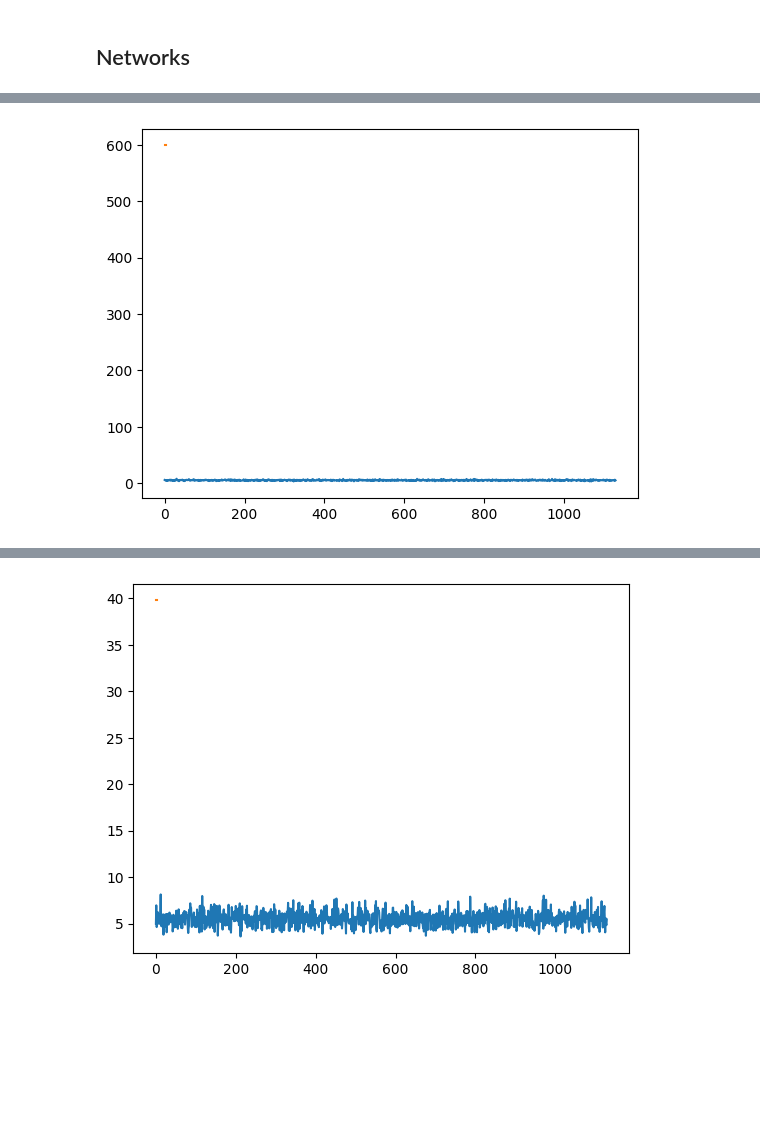
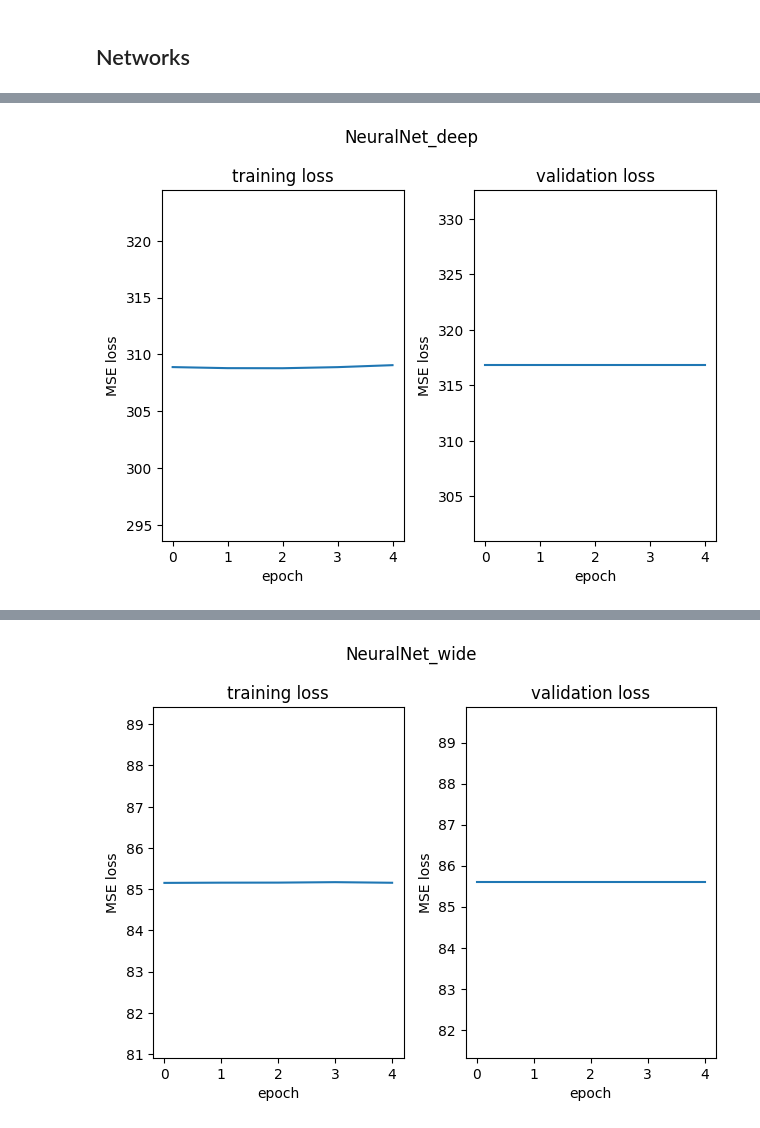
Before and after one commit to LHoeber/Deep_Learning, a Jupyter notebook: main.ipynb, the cells around one changed output, grey strips where cells are left out. Cells and saved outputs as stored; diff of their text form; code cells hidden in the pictures; blank space fills up the shorter version.

Commit message:
tried to visualize losses over training epochs for validation and training set.

```diff
--- a/main.ipynb
+++ b/main.ipynb
@@ -146,10 +170,11 @@ from models import NeuralNet_deep, NeuralNet_wide, NeuralNet_default, NeuralNet_
 
 def train_model(model, train_loader, val_loader, device, optimizer=None, num_epochs=5):
     loss_fn = nn.MSELoss()
-    train_losses = []
-    val_losses = []
-    val_accuracies = []
+    #saves losses on every batch
+    train_losses_all = []
+    val_losses_all = []
     for epoch in range(num_epochs):
+        train_losses_epoch = []
         print('-'*20, f'Epoch {epoch}', '-'*20)
         # Train one epoch
         model.train()
@@ -164,9 +189,11 @@ def train_model(model, train_loader, val_loader, device, optimizer=None, num_epo
             if optimizer is not None:
                 optimizer.step()
 
-            train_losses.append(loss.item())
+            train_losses_epoch.append(loss.item())
 
-        print(f'Train Epoch {epoch} | Average Training Loss {np.mean(train_losses[-len(train_loader):])}')
+        train_loss_epoch_mean =np.mean(train_losses_epoch)
+        train_losses_all.append(train_loss_epoch_mean)
+        print(f'Average Training Loss for epoch(over all batches) {np.mean(train_losses_epoch)}')
 
         # Evaluate on validation set
         model.eval()
@@ -181,12 +208,12 @@ def train_model(model, train_loader, val_loader, device, optimizer=None, num_epo
 
         val_loss /= len(val_loader.dataset)
         # avg_correct = correct / len(val_loader.dataset)
-        val_losses.append(val_loss)
+        val_losses_all.append(val_loss)
         # val_accuracies.append(avg_correct)
 
-        print(f'Validation set: Average loss: {val_loss:.4f}, Accuracy: {0}/{len(val_loader.dataset)} ({100. * 0:.0f}%)\n')
+        print(f'Validation loss for epoch: {val_loss:.4f})\n')
 
-    return train_losses, val_losses, val_accuracies
+    return train_losses_all, val_losses_all
 # %%
 #evaluation of the different models
 X_train_torch = torch.tensor(X_train,dtype=torch.float32)
@@ -206,11 +233,21 @@ all_models = NeuralNet_deep(), NeuralNet_wide(), NeuralNet_default(), NeuralNet_
 
 for model in all_models:
     print(model._get_name())
-    train_loss, val_loss, val_accuracy = train_model(model,train_loader,val_loader,device)
+    train_loss, val_loss = train_model(model,train_loader,val_loader,device)
 
-    fig = plt.figure()
-    plt.plot(train_loss)
-    plt.plot(val_loss)
+    fig,axs = plt.subplots(1,2,layout="tight")
+    axs[0].plot(train_loss)
+    axs[0].set_title("training loss")
+    axs[0].set_ylim([max(train_loss),max(train_loss)])
+    axs[0].set_xlabel("epoch")
+    axs[0].set_ylabel("MSE loss")
+
+    axs[1].plot(val_loss)
+    axs[1].set_title("validation loss")
+    axs[1].set_ylim([max(val_loss),max(val_loss)])
+    axs[1].set_xlabel("epoch")
+    axs[1].set_ylabel("MSE loss")
+    plt.suptitle(f"{model._get_name()}")
     plt.show()
 # %% [output]
 NeuralNet_deep
@@ -236,3 +273,3 @@ Validation set: Average loss: 598.8379, Accuracy: 0/3612 (0%)
-[figure, old version]
+[figure, new version]
 NeuralNet_wide
 -------------------- Epoch 0 --------------------
@@ -257,3 +294,3 @@ Validation set: Average loss: 39.7795, Accuracy: 0/3612 (0%)
-[figure, old version]
+[figure, new version]
 NeuralNet_default
 -------------------- Epoch 0 --------------------
```
Also changed, not shown: parts of 3 cells of this notebook, 1 other file.
